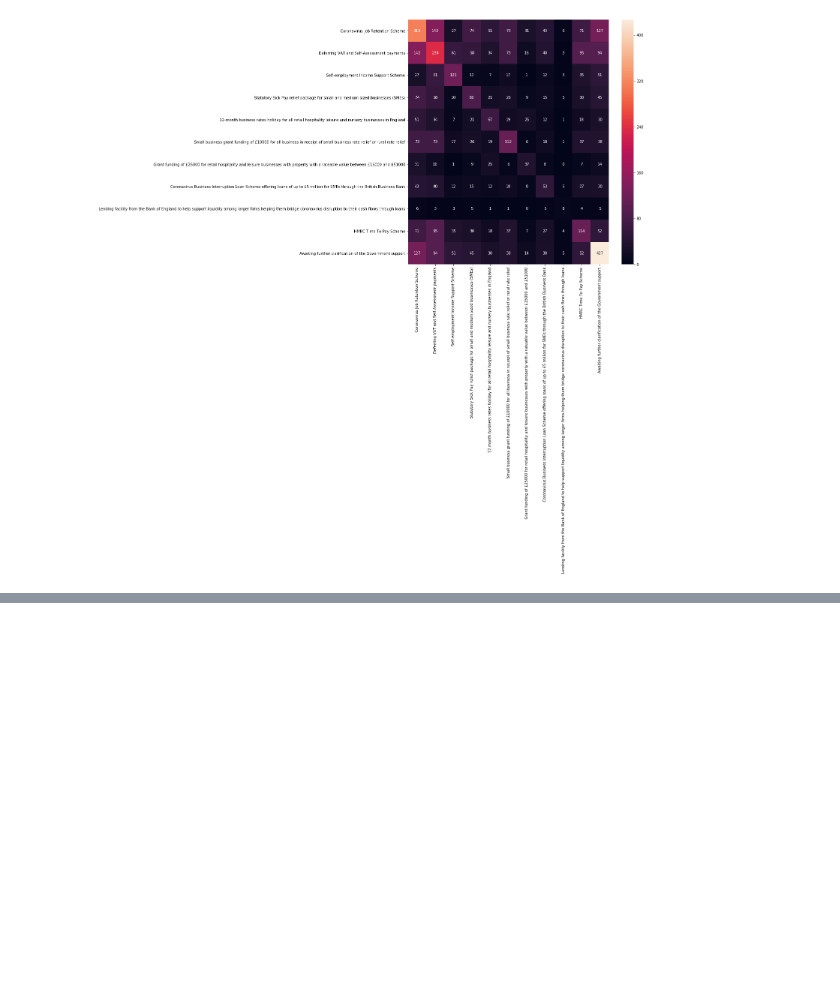
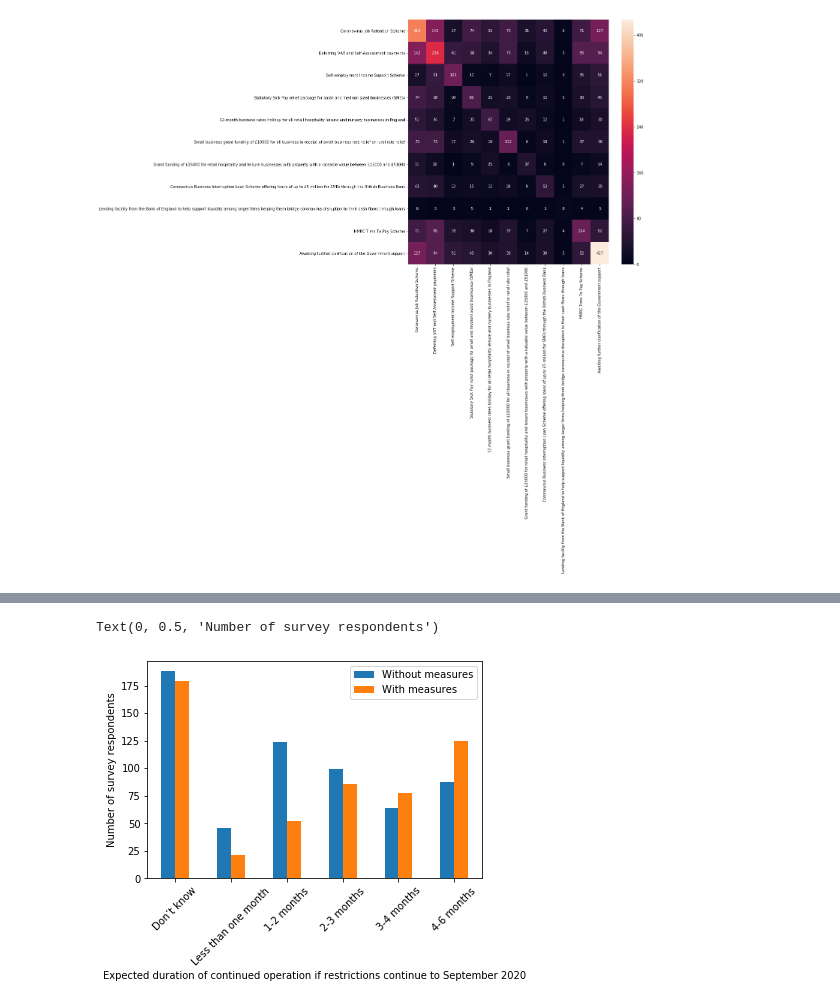
Before and after one commit to johnardavies/Analysis_of_effects_of_covid_in_uk_heritage_sector, a Jupyter notebook: Covid_heritage.ipynb, the cells around one changed output, grey strips where cells are left out. Saved outputs shown, nothing was run; the diff lists cells and outputs as text; code cells hidden in the pictures; blank space fills up the shorter version.

Commit message:
Respondents views on effects of Covid Lockdown with and without the support measures announced

```diff
--- a/Covid_heritage.ipynb
+++ b/Covid_heritage.ipynb
@@ -286,0 +292,19 @@ sns.heatmap(results, annot=True,ax=ax, fmt='g')
+# %%
+with_measures=df['Continued operation if the current restrictions continue until September 2020 with measures:Response'].value_counts()
+
+without_measures=df['Continued operation if the current restrictions continue until September 2020 without measures:Response'].value_counts()
+
+without_measures=pd.DataFrame(without_measures)
+without_measures.columns=['Without measures']
+with_measures=pd.DataFrame(with_measures)
+with_measures.columns=['With measures']
+with_measures
+
+#Merge on indices
+with_without=without_measures.merge(with_measures, left_index=True, right_index=True)
+
+#Reindex by duration of operation
+with_without=with_without.reindex(["Don’t know","Less than one month","1-2 months","2-3 months",
+ "3-4 months", "4-6 months" ])
+
+with_without
@@ -286,0 +319,7 @@ sns.heatmap(results, annot=True,ax=ax, fmt='g')
+# %%
+ax =with_without.plot.bar(rot=45)
+ax.set_xlabel("Expected duration of continued operation if restrictions continue to September 2020")
+ax.set_ylabel("Number of survey respondents")
+# %% [output]
+Text(0, 0.5, 'Number of survey respondents')
+[figure, added]
```
Also changed, not shown: parts of 4 cells of this notebook.
